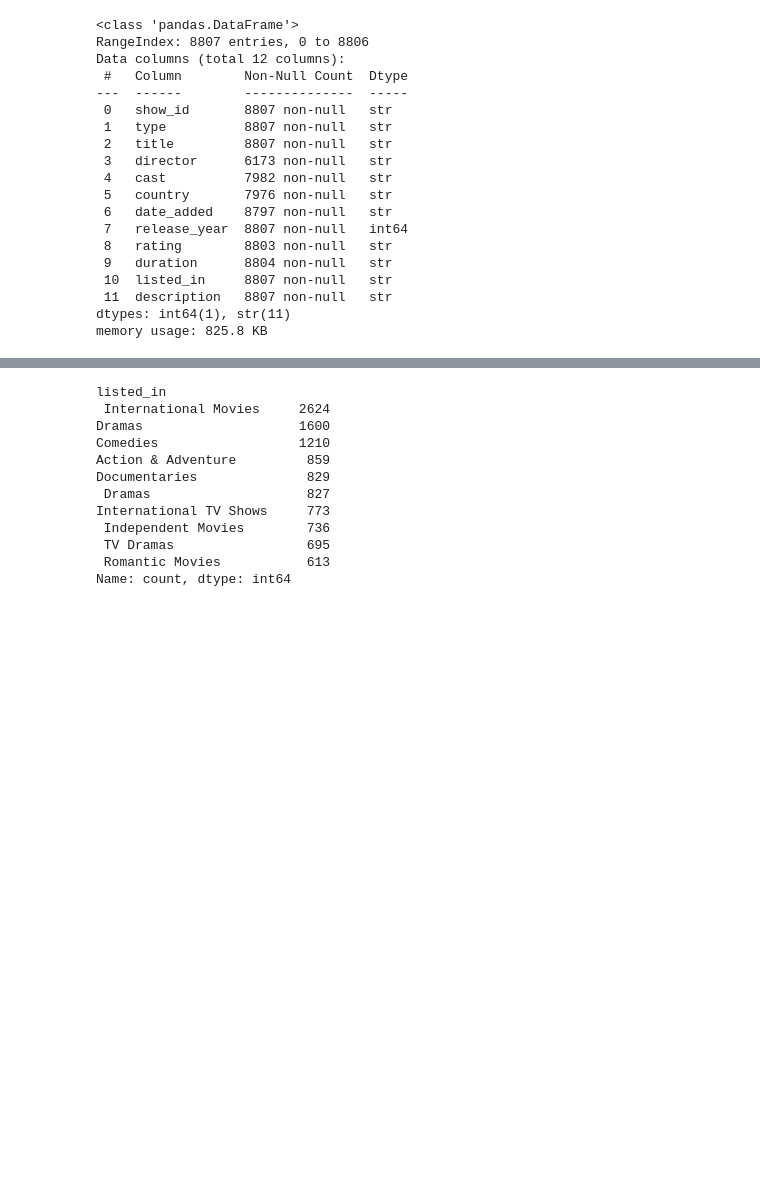
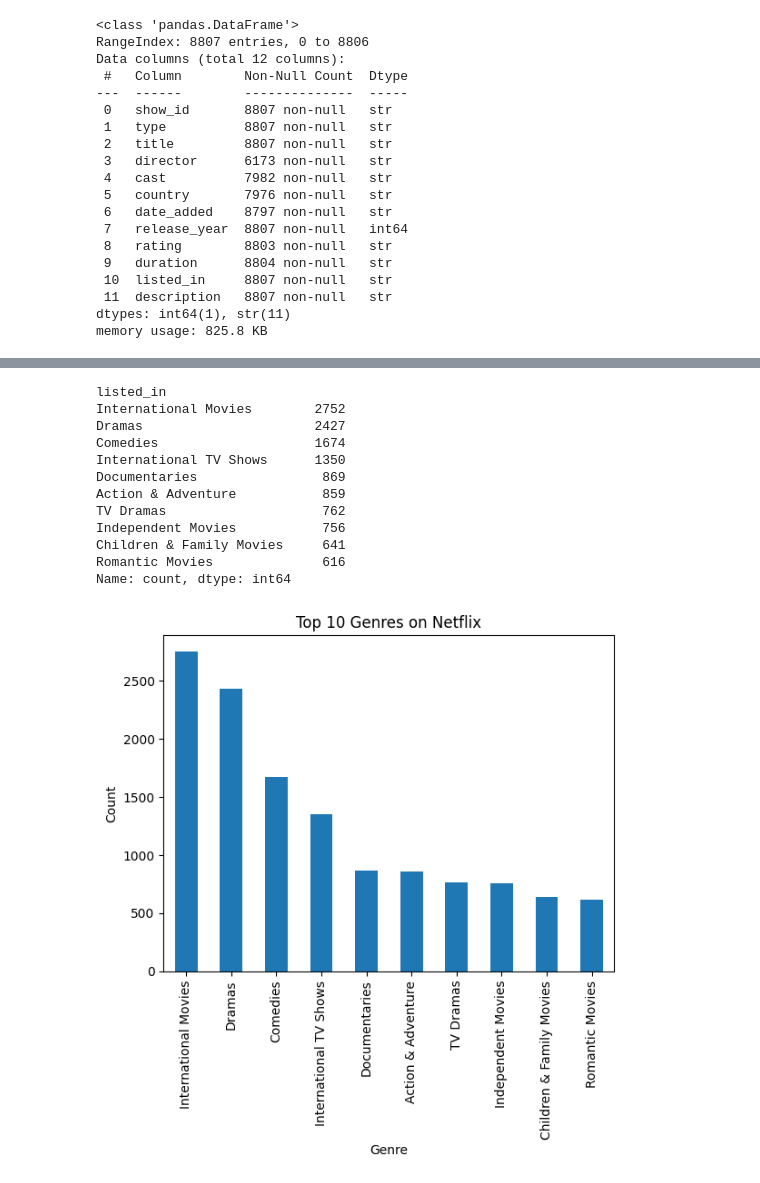
Before and after one commit to Manav-A-Vora/netflix-content-strategy-analysis, a Jupyter notebook: notebook/netflix_analyze.ipynb, the cells around one changed output, grey strips where cells are left out. Saved outputs shown, nothing was run; the diff lists cells and outputs as text; code cells hidden in the pictures; blank space fills up the shorter version.

```diff
--- a/notebook/netflix_analyze.ipynb
+++ b/notebook/netflix_analyze.ipynb
@@ -116,15 +179,24 @@ df.groupby(['year_added', 'type']).size().unstack().pct_change()
 # %%
-df['listed_in'].str.split(',').explode().value_counts().head(10)
+genres = df['listed_in'].str.split(', ').explode().value_counts()
+genres.head(10)
 # %% [output]
 listed_in
- International Movies     2624
-Dramas                    1600
-Comedies                  1210
-Action & Adventure         859
-Documentaries              829
- Dramas                    827
-International TV Shows     773
- Independent Movies        736
- TV Dramas                 695
- Romantic Movies           613
+International Movies        2752
+Dramas                      2427
+Comedies                    1674
+International TV Shows      1350
+Documentaries                869
+Action & Adventure           859
+TV Dramas                    762
+Independent Movies           756
+Children & Family Movies     641
+Romantic Movies              616
 Name: count, dtype: int64
+# %%
+genres.head(10).plot(kind='bar')
+plt.title("Top 10 Genres on Netflix")
+plt.xlabel("Genre")
+plt.ylabel("Count")
+plt.show()
+# %% [output]
+[figure, added]
```
Also changed, not shown: parts of 32 cells of this notebook.
